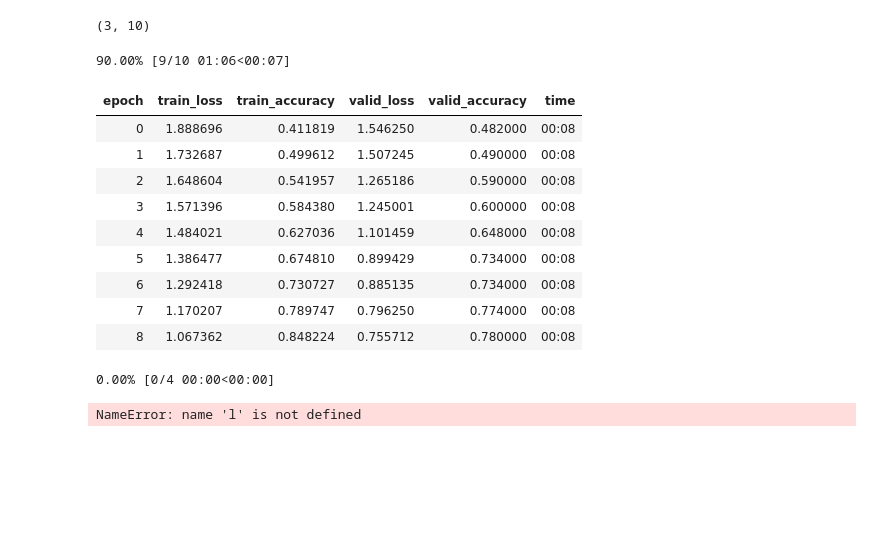
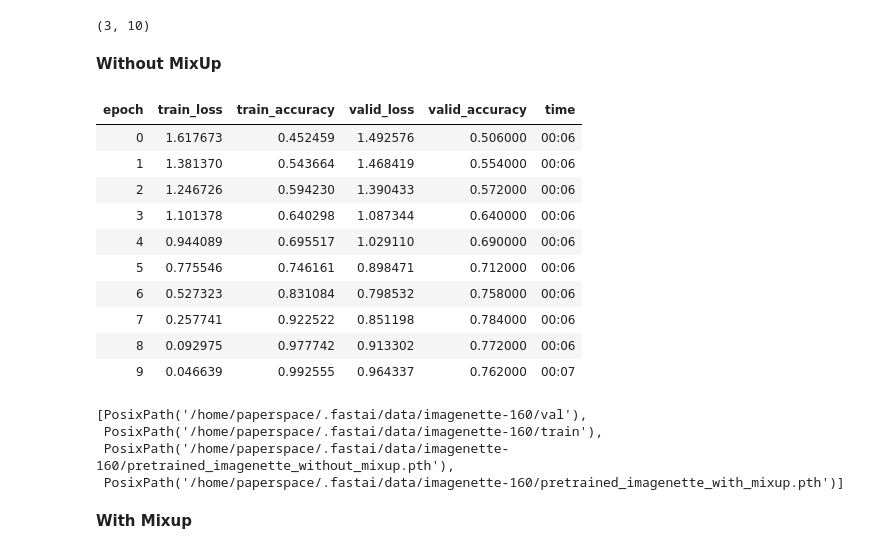
Before and after one commit to letsdodatascience/research-lib, a Jupyter notebook: nbs/08d_mixup.ipynb, the cells around one changed output. Drawn from its saved outputs; the diff is of its cells as text; code cells hidden in the pictures; blank space fills up the shorter version.

Commit message:
with and without mixup

```diff
--- a/nbs/08d_mixup.ipynb
+++ b/nbs/08d_mixup.ipynb
@@ -155,3 +161,5 @@ def get_cnn_model(data, nfs, layer, **kwargs):
+# %% [markdown]
+**Without MixUp**
 # %%
 model =  get_cnn_model(data, nfs, conv_rbn, leak=0.1, sub=0.4, maxv=6.)
 init_cnn(model, uniform=True)
@@ -167,15 +165,0 @@ learn = Learner(model, data, loss_func=F.cross_entropy, cb_funcs=cbfs, opt_func=
-# %%
-learn.fit(10, cbs=cbsched)
-# %% [output]
-90.00% [9/10 01:06<00:07]
-| epoch | train_loss | train_accuracy | valid_loss | valid_accuracy | time |
-| 0 | 1.888696 | 0.411819 | 1.546250 | 0.482000 | 00:08 |
-| 1 | 1.732687 | 0.499612 | 1.507245 | 0.490000 | 00:08 |
-| 2 | 1.648604 | 0.541957 | 1.265186 | 0.590000 | 00:08 |
-| 3 | 1.571396 | 0.584380 | 1.245001 | 0.600000 | 00:08 |
-| 4 | 1.484021 | 0.627036 | 1.101459 | 0.648000 | 00:08 |
-| 5 | 1.386477 | 0.674810 | 0.899429 | 0.734000 | 00:08 |
-| 6 | 1.292418 | 0.730727 | 0.885135 | 0.734000 | 00:08 |
-| 7 | 1.170207 | 0.789747 | 0.796250 | 0.774000 | 00:08 |
-| 8 | 1.067362 | 0.848224 | 0.755712 | 0.780000 | 00:08 |
-0.00% [0/4 00:00<00:00]
@@ -184,4 +166,26 @@ Path(!pwd)
+# %%
+learn_without_mixup = Learner(model, data, loss_func=F.cross_entropy, cb_funcs=cbfs[:-1], opt_func=adam_opt())
+learn_without_mixup.fit(10, cbs=cbsched)
+# %% [output]
+| epoch | train_loss | train_accuracy | valid_loss | valid_accuracy | time |
+| 0 | 1.617673 | 0.452459 | 1.492576 | 0.506000 | 00:06 |
+| 1 | 1.381370 | 0.543664 | 1.468419 | 0.554000 | 00:06 |
+| 2 | 1.246726 | 0.594230 | 1.390433 | 0.572000 | 00:06 |
+| 3 | 1.101378 | 0.640298 | 1.087344 | 0.640000 | 00:06 |
+| 4 | 0.944089 | 0.695517 | 1.029110 | 0.690000 | 00:06 |
+| 5 | 0.775546 | 0.746161 | 0.898471 | 0.712000 | 00:06 |
+| 6 | 0.527323 | 0.831084 | 0.798532 | 0.758000 | 00:06 |
+| 7 | 0.257741 | 0.922522 | 0.851198 | 0.784000 | 00:06 |
+| 8 | 0.092975 | 0.977742 | 0.913302 | 0.772000 | 00:06 |
+| 9 | 0.046639 | 0.992555 | 0.964337 | 0.762000 | 00:07 |
 # %%
-torch.save(learn.model.state_dict(), path/'pretrained_imagenette.pth')
+torch.save(learn_without_mixup.model.state_dict(), path/'pretrained_imagenette_without_mixup.pth')
-# %% [output]
-NameError: name 'l' is not defined
+# %%
+path.ls()
+# %% [output]
+[PosixPath('/home/paperspace/.fastai/data/imagenette-160/val'),
+ PosixPath('/home/paperspace/.fastai/data/imagenette-160/train'),
+ PosixPath('/home/paperspace/.fastai/data/imagenette-160/pretrained_imagenette_without_mixup.pth'),
+ PosixPath('/home/paperspace/.fastai/data/imagenette-160/pretrained_imagenette_with_mixup.pth')]
+# %% [markdown]
+**With Mixup**
```
Also changed, not shown: parts of 7 cells of this notebook.
